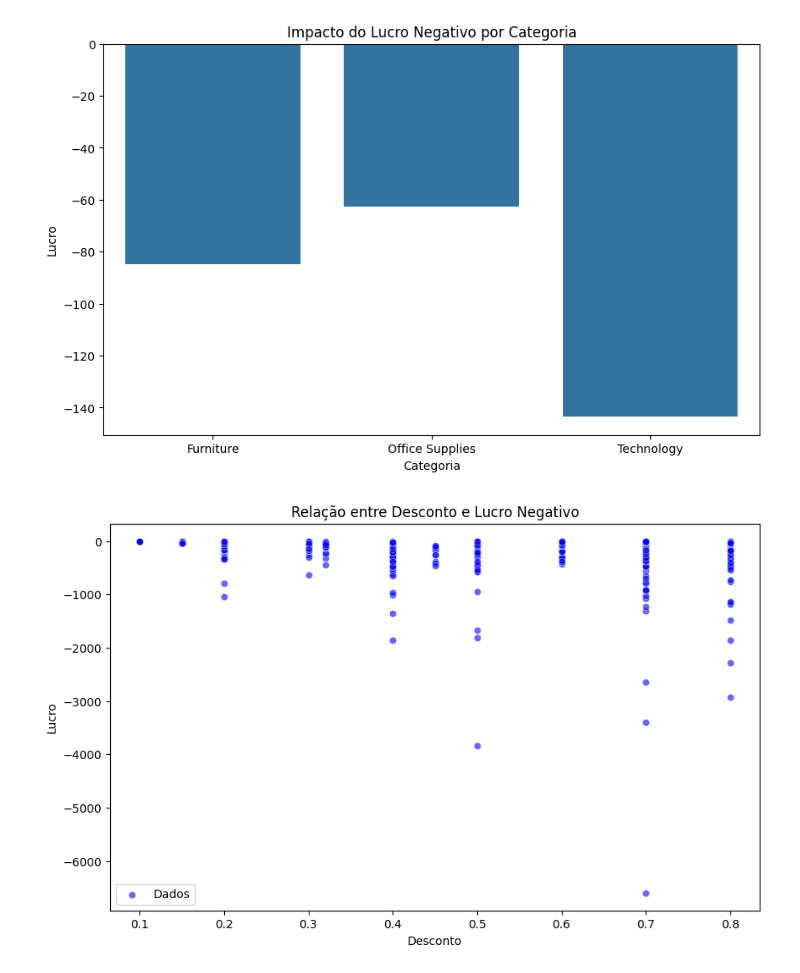
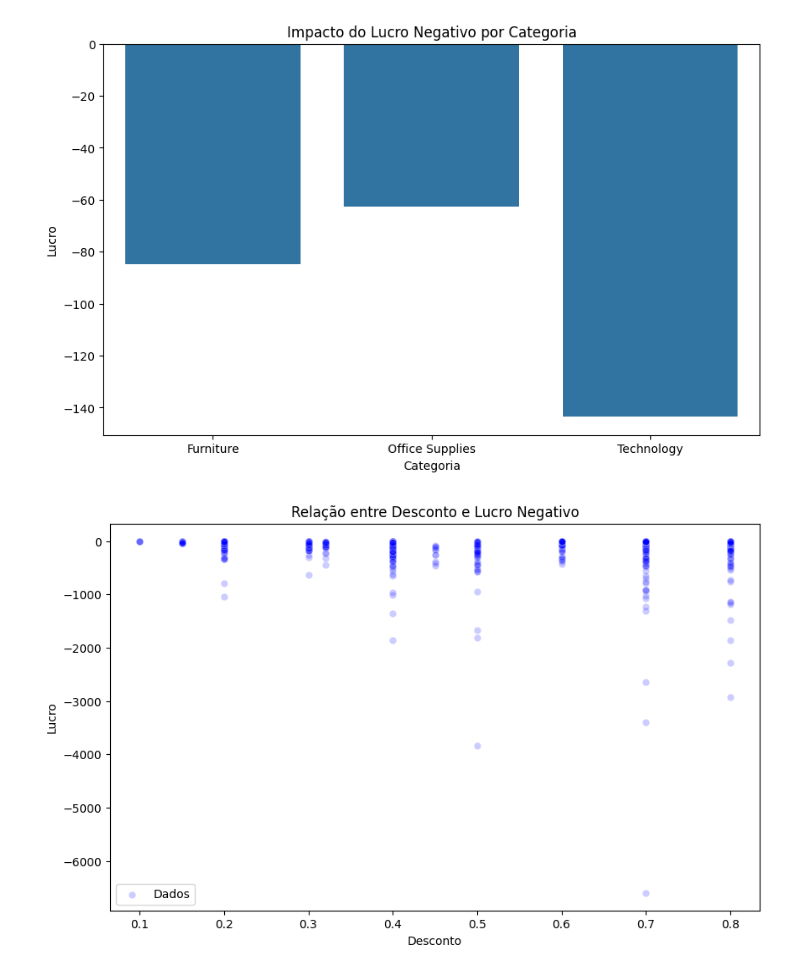
Before and after one commit to Guiveli/-Case-Test, a Jupyter notebook: Relatorio_Anomalia.ipynb, the cells around one changed output. Cells and saved outputs as stored; diff of their text form; code cells hidden in the pictures.

```diff
--- a/Relatorio_Anomalia.ipynb
+++ b/Relatorio_Anomalia.ipynb
@@ -212,35 +257,33 @@ The `ci` parameter is deprecated. Use `errorbar=None` for the same effect.
 # Por exemplo, podemos observar que grandes descontos podem estar correlacionados com lucros negativos.
 
 # Análise de descontos
-import matplotlib.pyplot as plt
-import seaborn as sns
 
 # Calcular média e desvio-padrão para Discount
 mean_discount = negative_profit_df['Discount'].mean()
 std_discount = negative_profit_df['Discount'].std()
 
 # Definir limites para anomalias
 lower_limit_discount = mean_discount - 3 * std_discount
 upper_limit_discount = mean_discount + 3 * std_discount
 
 # Filtrar anomalias
 anomalies_discount = negative_profit_df[(negative_profit_df['Discount'] < lower_limit_discount) | (negative_profit_df['Discount'] > upper_limit_discount)]
 
 # Plotar gráfico de dispersão
 plt.figure(figsize=(10, 6))
-sns.scatterplot(x='Discount', y='Profit', data=negative_profit_df, label='Dados', color='blue', alpha=0.6)
+sns.scatterplot(x='Discount', y='Profit', data=negative_profit_df, label='Dados', color='blue', alpha=0.2)
 
 # Plotar anomalias em vermelho
 if not anomalies_discount.empty:
-    sns.scatterplot(x='Discount', y='Profit', data=anomalies_discount, label='Anomalias', color='red', alpha=0.8)
+    sns.scatterplot(x='Discount', y='Profit', data=anomalies_discount, label='Anomalias', color='red', alpha=0.3)
 
 # Adicionar título e rótulos
 plt.title('Relação entre Desconto e Lucro Negativo')
 plt.xlabel('Desconto')
 plt.ylabel('Lucro')
 plt.legend()
 
 # Mostrar gráfico
 plt.show()
 # %% [output]
-[figure, old version]
+[figure, new version]
```
Also changed, not shown: parts of 13 cells of this notebook.
